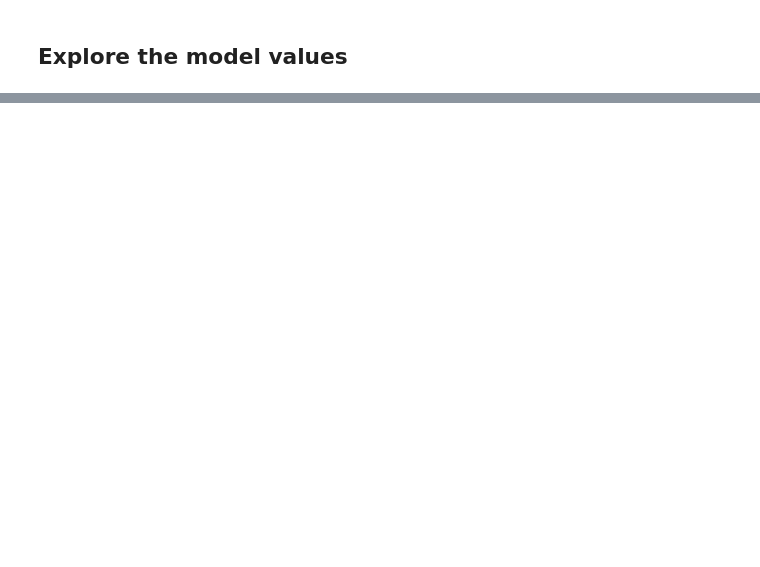
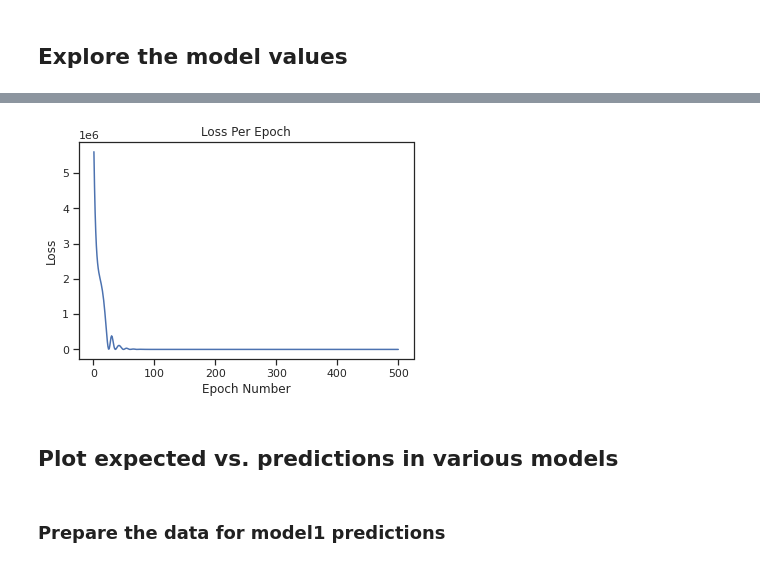
Before and after one commit to ravann/2022-TF-examples, a Jupyter notebook: courses/udacity_intro_to_tensorflow_for_deep_learning/l02c01_play.ipynb, the cells around one changed output, grey strips where cells are left out. Saved outputs shown, nothing was run; the diff lists cells and outputs as text; code cells hidden in the pictures; blank space fills up the shorter version.

```diff
--- a/courses/udacity_intro_to_tensorflow_for_deep_learning/l02c01_play.ipynb
+++ b/courses/udacity_intro_to_tensorflow_for_deep_learning/l02c01_play.ipynb
@@ -135,0 +134,11 @@ dense10
+# %%
+l0 = tf.keras.layers.Dense(units=1, input_shape=[1])
+l1 = tf.keras.layers.Dense(units=1)
+l2 = tf.keras.layers.Dense(units=1)
+model2 = tf.keras.Sequential([l0, l1, l2])
+model2.compile(loss='mean_squared_error', optimizer=tf.keras.optimizers.Adam(0.1))
+history = model2.fit(new_features, new_labels, epochs=500, verbose=False)
+print("Finished training the model")
+print("These are the l0 variables: {}".format(l0.get_weights()))
+print("These are the l1 variables: {}".format(l1.get_weights()))
+print("These are the l2 variables: {}".format(l2.get_weights()))
@@ -135,0 +189,16 @@ dense10
+# %%
+import seaborn as sns
+import matplotlib.pyplot as plt
+
+sns.set_theme(style="ticks")
+
+xaxs_val = np.arange(1, len(history.history['loss']) + 1)
+
+axs = sns.lineplot(x = xaxs_val, y = history.history['loss'])
+axs.set(xlabel='Epoch Number', ylabel='Loss', title = 'Loss Per Epoch')
+
+plt.show()
+# %% [output]
+[figure, added]
+# %% [markdown]
+## Plot expected vs. predictions in various models
@@ -135,0 +207,2 @@ dense10
+# %% [markdown]
+### Prepare the data for model1 predictions
```
Also changed, not shown: parts of 32 cells of this notebook.
